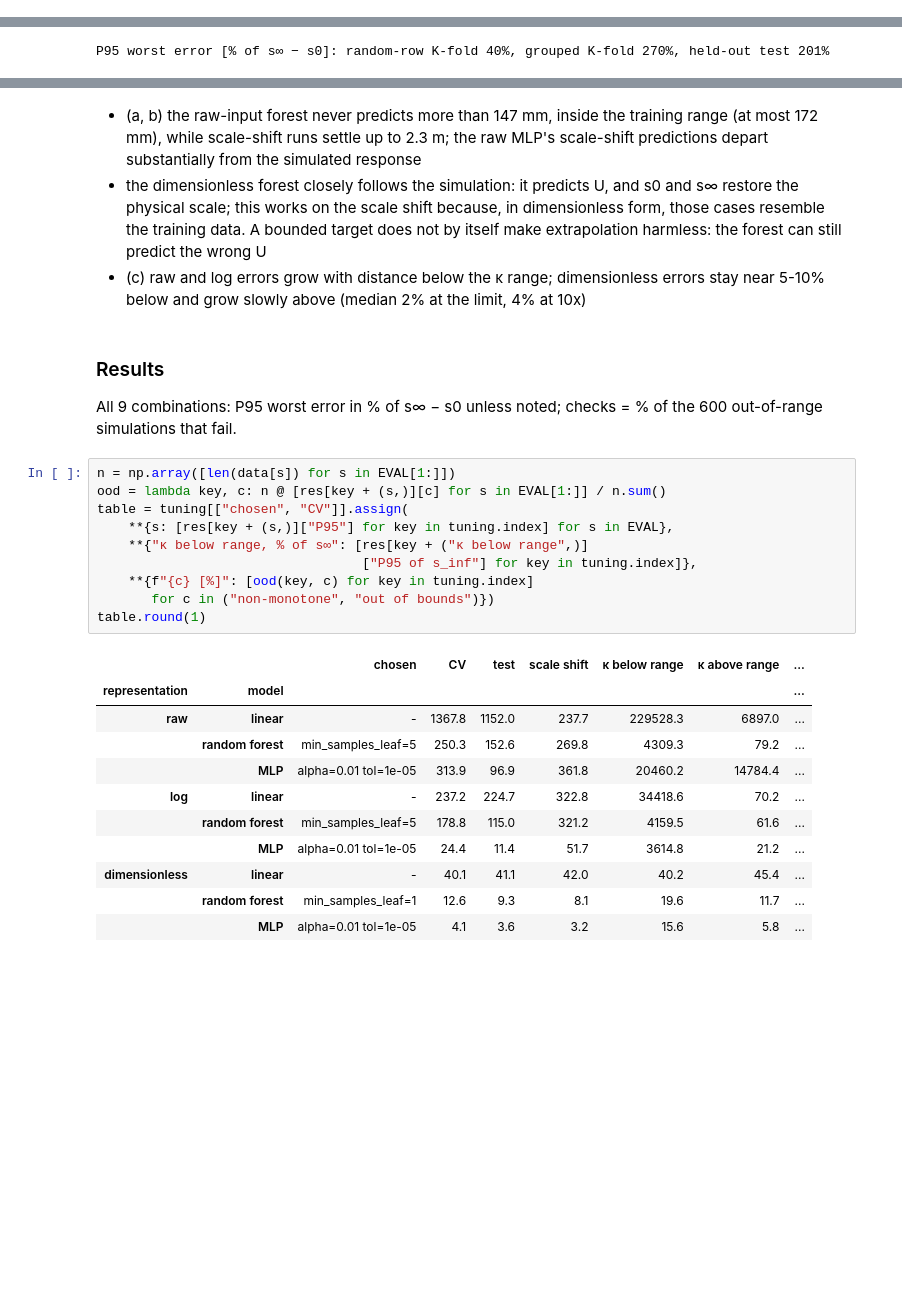
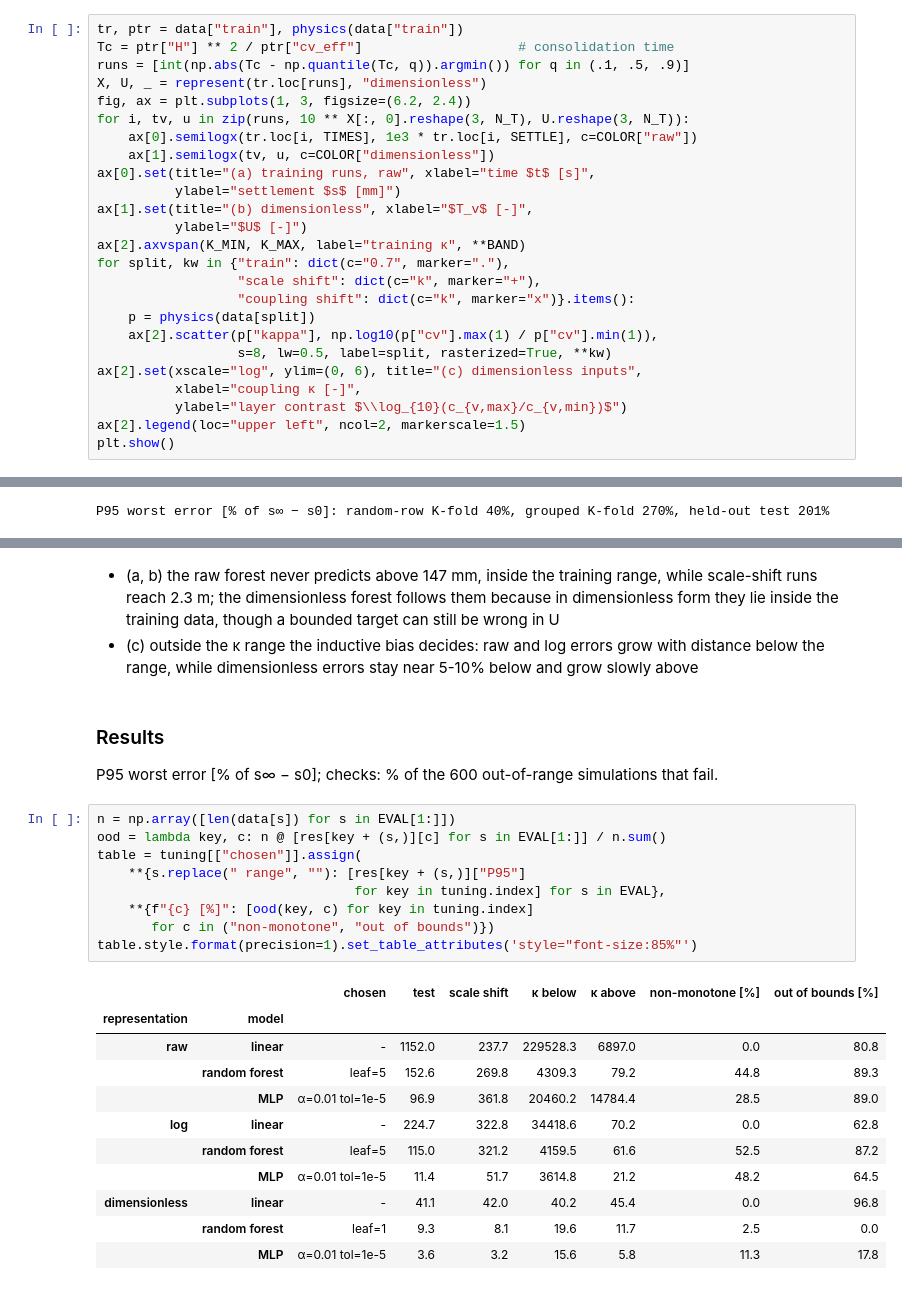
Before and after one commit to nakulsanadhya/dimensionless-features-ml-extrapolation, a Jupyter notebook: DimensionlessExtrapolation_Nakul_Sanadhya.ipynb, the cells around one changed output, grey strips where cells are left out. Drawn from its saved outputs; the diff is of its cells as text; blank space fills up the shorter version.

```diff
--- a/DimensionlessExtrapolation_Nakul_Sanadhya.ipynb
+++ b/DimensionlessExtrapolation_Nakul_Sanadhya.ipynb
@@ -305,0 +189,25 @@ plt.show()
+# %%
+tr, ptr = data["train"], physics(data["train"])
+Tc = ptr["H"] ** 2 / ptr["cv_eff"]                    # consolidation time
+runs = [int(np.abs(Tc - np.quantile(Tc, q)).argmin()) for q in (.1, .5, .9)]
+X, U, _ = represent(tr.loc[runs], "dimensionless")
+fig, ax = plt.subplots(1, 3, figsize=(6.2, 2.4))
+for i, tv, u in zip(runs, 10 ** X[:, 0].reshape(3, N_T), U.reshape(3, N_T)):
+    ax[0].semilogx(tr.loc[i, TIMES], 1e3 * tr.loc[i, SETTLE], c=COLOR["raw"])
+    ax[1].semilogx(tv, u, c=COLOR["dimensionless"])
+ax[0].set(title="(a) training runs, raw", xlabel="time $t$ [s]",
+          ylabel="settlement $s$ [mm]")
+ax[1].set(title="(b) dimensionless", xlabel="$T_v$ [-]",
+          ylabel="$U$ [-]")
+ax[2].axvspan(K_MIN, K_MAX, label="training κ", **BAND)
+for split, kw in {"train": dict(c="0.7", marker="."),
+                  "scale shift": dict(c="k", marker="+"),
+                  "coupling shift": dict(c="k", marker="x")}.items():
+    p = physics(data[split])
+    ax[2].scatter(p["kappa"], np.log10(p["cv"].max(1) / p["cv"].min(1)),
+                  s=8, lw=0.5, label=split, rasterized=True, **kw)
+ax[2].set(xscale="log", ylim=(0, 6), title="(c) dimensionless inputs",
+          xlabel="coupling κ [-]",
+          ylabel="layer contrast $\\log_{10}(c_{v,max}/c_{v,min})$")
+ax[2].legend(loc="upper left", ncol=2, markerscale=1.5)
+plt.show()
@@ -496,31 +382,29 @@ plt.show()
 # %% [markdown]
-* (a, b) the raw-input forest never predicts more than 147 mm, inside the training range (at most 172 mm), while scale-shift runs settle up to 2.3 m; the raw MLP's scale-shift predictions depart substantially from the simulated response
-* the dimensionless forest closely follows the simulation: it predicts U, and s0 and s∞ restore the physical scale; this works on the scale shift because, in dimensionless form, those cases resemble the training data. A bounded target does not by itself make extrapolation harmless: the forest can still predict the wrong U
-* (c) raw and log errors grow with distance below the κ range; dimensionless errors stay near 5-10% below and grow slowly above (median 2% at the limit, 4% at 10x)
+* (a, b) the raw forest never predicts above 147 mm, inside the training range, while scale-shift runs reach 2.3 m; the dimensionless forest follows them because in dimensionless form they lie inside the training data, though a bounded target can still be wrong in U
+* (c) outside the κ range the inductive bias decides: raw and log errors grow with distance below the range, while dimensionless errors stay near 5-10% below and grow slowly above
 # %% [markdown]
 ### Results
 
-All 9 combinations: P95 worst error in % of s∞ − s0 unless noted; checks = % of the 600 out-of-range simulations that fail.
+P95 worst error [% of s∞ − s0]; checks: % of the 600 out-of-range simulations that fail.
 # %%
 n = np.array([len(data[s]) for s in EVAL[1:]])
 ood = lambda key, c: n @ [res[key + (s,)][c] for s in EVAL[1:]] / n.sum()
-table = tuning[["chosen", "CV"]].assign(
-    **{s: [res[key + (s,)]["P95"] for key in tuning.index] for s in EVAL},
-    **{"κ below range, % of s∞": [res[key + ("κ below range",)]
-                                  ["P95 of s_inf"] for key in tuning.index]},
+table = tuning[["chosen"]].assign(
+    **{s.replace(" range", ""): [res[key + (s,)]["P95"]
+                                 for key in tuning.index] for s in EVAL},
     **{f"{c} [%]": [ood(key, c) for key in tuning.index]
        for c in ("non-monotone", "out of bounds")})
-table.round(1)
+table.style.format(precision=1).set_table_attributes('style="font-size:85%"')
 # %% [output]
-|  |  | chosen | CV | test | scale shift | κ below range | κ above range | ... |
-| representation | model |  |  |  |  |  |  | ... |
-| raw | linear | - | 1367.8 | 1152.0 | 237.7 | 229528.3 | 6897.0 | ... |
-|  | random forest | min_samples_leaf=5 | 250.3 | 152.6 | 269.8 | 4309.3 | 79.2 | ... |
-|  | MLP | alpha=0.01 tol=1e-05 | 313.9 | 96.9 | 361.8 | 20460.2 | 14784.4 | ... |
-| log | linear | - | 237.2 | 224.7 | 322.8 | 34418.6 | 70.2 | ... |
-|  | random forest | min_samples_leaf=5 | 178.8 | 115.0 | 321.2 | 4159.5 | 61.6 | ... |
-|  | MLP | alpha=0.01 tol=1e-05 | 24.4 | 11.4 | 51.7 | 3614.8 | 21.2 | ... |
-| dimensionless | linear | - | 40.1 | 41.1 | 42.0 | 40.2 | 45.4 | ... |
-|  | random forest | min_samples_leaf=1 | 12.6 | 9.3 | 8.1 | 19.6 | 11.7 | ... |
-|  | MLP | alpha=0.01 tol=1e-05 | 4.1 | 3.6 | 3.2 | 15.6 | 5.8 | ... |
+|  |  | chosen | test | scale shift | κ below | κ above | non-monotone [%] | out of bounds [%] |
+| representation | model |  |  |  |  |  |  |  |
+| raw | linear | - | 1152.0 | 237.7 | 229528.3 | 6897.0 | 0.0 | 80.8 |
+|  | random forest | leaf=5 | 152.6 | 269.8 | 4309.3 | 79.2 | 44.8 | 89.3 |
+|  | MLP | α=0.01 tol=1e-5 | 96.9 | 361.8 | 20460.2 | 14784.4 | 28.5 | 89.0 |
+| log | linear | - | 224.7 | 322.8 | 34418.6 | 70.2 | 0.0 | 62.8 |
+|  | random forest | leaf=5 | 115.0 | 321.2 | 4159.5 | 61.6 | 52.5 | 87.2 |
+|  | MLP | α=0.01 tol=1e-5 | 11.4 | 51.7 | 3614.8 | 21.2 | 48.2 | 64.5 |
+| dimensionless | linear | - | 41.1 | 42.0 | 40.2 | 45.4 | 0.0 | 96.8 |
+|  | random forest | leaf=1 | 9.3 | 8.1 | 19.6 | 11.7 | 2.5 | 0.0 |
+|  | MLP | α=0.01 tol=1e-5 | 3.6 | 3.2 | 15.6 | 5.8 | 11.3 | 17.8 |
 # %% [markdown]
```
Also changed, not shown: parts of 24 cells of this notebook.
